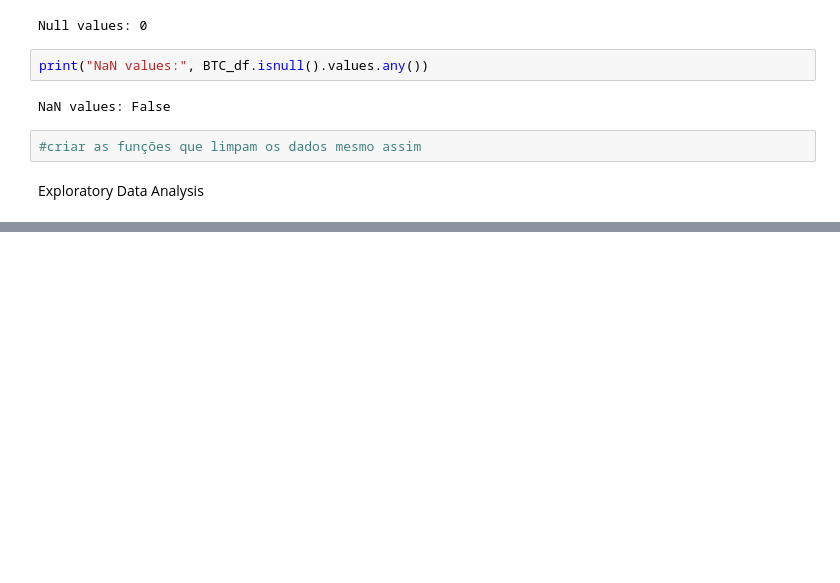
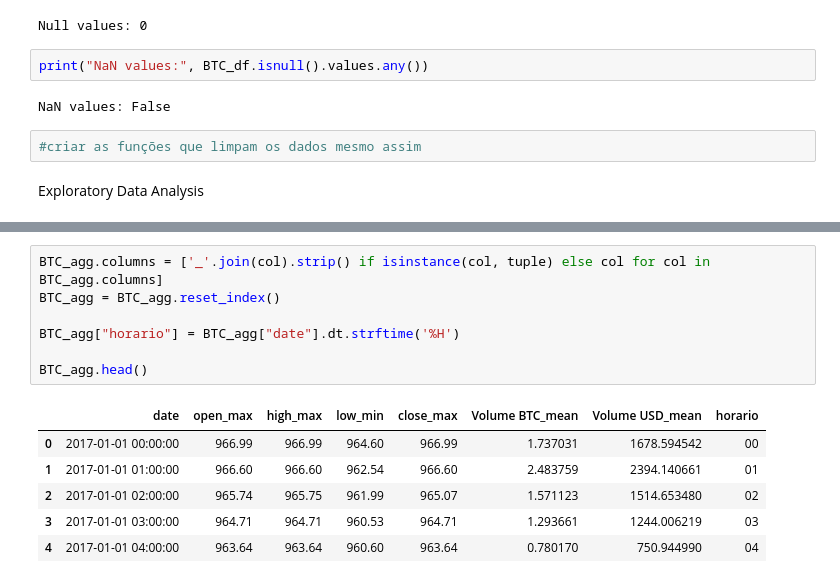
Before and after one commit to Lukas-Christopher13/Projeto-Topicos-em-BD, a Jupyter notebook: Bitcoin_historical_data.ipynb, the cells around one changed output, grey strips where cells are left out. Drawn from its saved outputs; the diff is of its cells as text; blank space fills up the shorter version.

```diff
--- a/Bitcoin_historical_data.ipynb
+++ b/Bitcoin_historical_data.ipynb
@@ -122,0 +123,14 @@ BTC_df_date.groupby("date").agg({
+# %%
+BTC_agg.columns = ['_'.join(col).strip() if isinstance(col, tuple) else col for col in BTC_agg.columns]
+BTC_agg = BTC_agg.reset_index()
+
+BTC_agg["horario"] = BTC_agg["date"].dt.strftime('%H')
+
+BTC_agg.head()
+# %% [output]
+|  | date | open_max | high_max | low_min | close_max | Volume BTC_mean | Volume USD_mean | horario |
+| 0 | 2017-01-01 00:00:00 | 966.99 | 966.99 | 964.60 | 966.99 | 1.737031 | 1678.594542 | 00 |
+| 1 | 2017-01-01 01:00:00 | 966.60 | 966.60 | 962.54 | 966.60 | 2.483759 | 2394.140661 | 01 |
+| 2 | 2017-01-01 02:00:00 | 965.74 | 965.75 | 961.99 | 965.07 | 1.571123 | 1514.653480 | 02 |
+| 3 | 2017-01-01 03:00:00 | 964.71 | 964.71 | 960.53 | 964.71 | 1.293661 | 1244.006219 | 03 |
+| 4 | 2017-01-01 04:00:00 | 963.64 | 963.64 | 960.60 | 963.64 | 0.780170 | 750.944990 | 04 |
```
Also changed, not shown: parts of 8 cells of this notebook, 2 other files.
